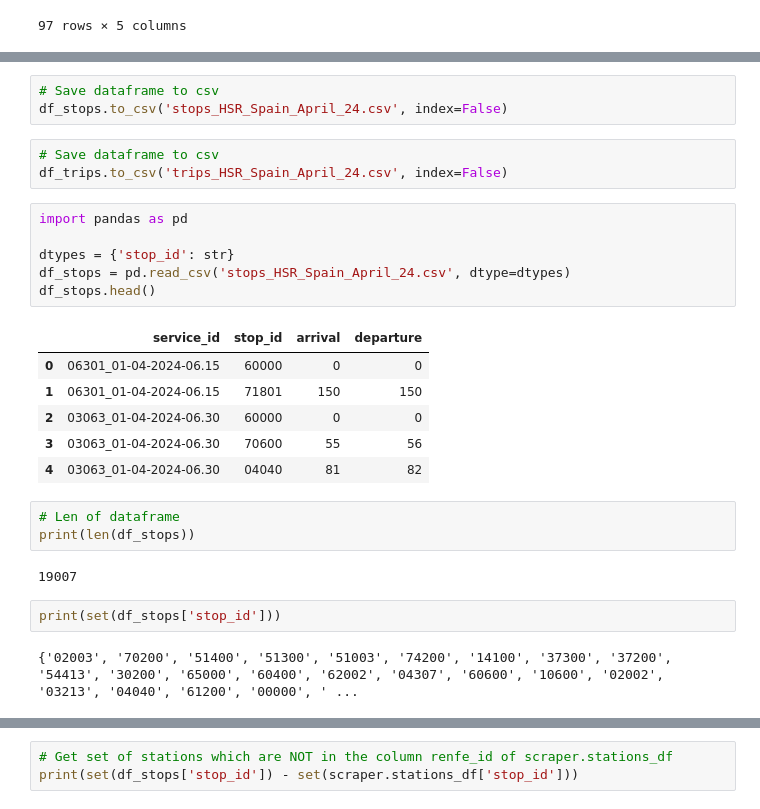
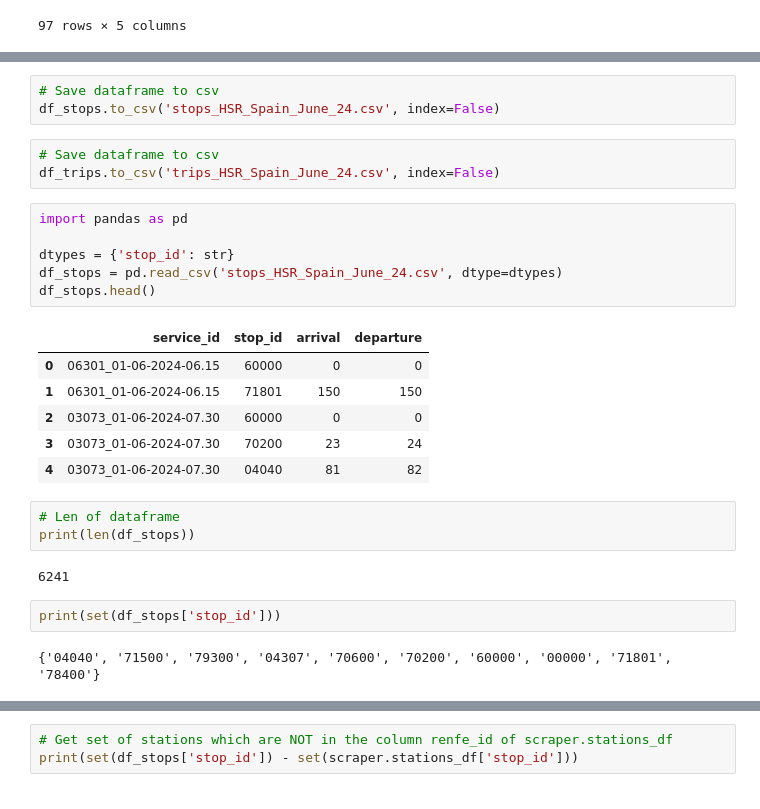
Before and after one commit to JoseAngelMartinB/robin, a Jupyter notebook: notebooks/14.0-renfe_scraping.ipynb, the cells around one changed output, grey strips where cells are left out. Saved outputs shown, nothing was run; the diff lists cells and outputs as text.

```diff
--- a/notebooks/14.0-renfe_scraping.ipynb
+++ b/notebooks/14.0-renfe_scraping.ipynb
@@ -177,31 +129,31 @@ df_stops.head()
 # %%
 # Save dataframe to csv
-df_stops.to_csv('stops_HSR_Spain_April_24.csv', index=False)
+df_stops.to_csv('stops_HSR_Spain_June_24.csv', index=False)
 # %%
 # Save dataframe to csv
-df_trips.to_csv('trips_HSR_Spain_April_24.csv', index=False)
+df_trips.to_csv('trips_HSR_Spain_June_24.csv', index=False)
 # %%
 import pandas as pd
 
 dtypes = {'stop_id': str}
-df_stops = pd.read_csv('stops_HSR_Spain_April_24.csv', dtype=dtypes)
+df_stops = pd.read_csv('stops_HSR_Spain_June_24.csv', dtype=dtypes)
 df_stops.head()
 # %% [output]
 |  | service_id | stop_id | arrival | departure |
-| 0 | 06301_01-04-2024-06.15 | 60000 | 0 | 0 |
-| 1 | 06301_01-04-2024-06.15 | 71801 | 150 | 150 |
-| 2 | 03063_01-04-2024-06.30 | 60000 | 0 | 0 |
-| 3 | 03063_01-04-2024-06.30 | 70600 | 55 | 56 |
-| 4 | 03063_01-04-2024-06.30 | 04040 | 81 | 82 |
+| 0 | 06301_01-06-2024-06.15 | 60000 | 0 | 0 |
+| 1 | 06301_01-06-2024-06.15 | 71801 | 150 | 150 |
+| 2 | 03073_01-06-2024-07.30 | 60000 | 0 | 0 |
+| 3 | 03073_01-06-2024-07.30 | 70200 | 23 | 24 |
+| 4 | 03073_01-06-2024-07.30 | 04040 | 81 | 82 |
 # %%
 # Len of dataframe
 print(len(df_stops))
 # %% [output]
-19007
+6241
 # %%
 print(set(df_stops['stop_id']))
 # %% [output]
-{'02003', '70200', '51400', '51300', '51003', '74200', '14100', '37300', '37200', '54413', '30200', '65000', '60400', '62002', '04307', '60600', '10600', '02002', '03213', '04040', '61200', '00000', ' ...
+{'04040', '71500', '79300', '04307', '70600', '70200', '60000', '00000', '71801', '78400'}
 # %%
 print(set(scraper.stations_df['stop_id']))
 # %% [output]
```
Also changed, not shown: parts of 8 cells of this notebook, 2 other files.
